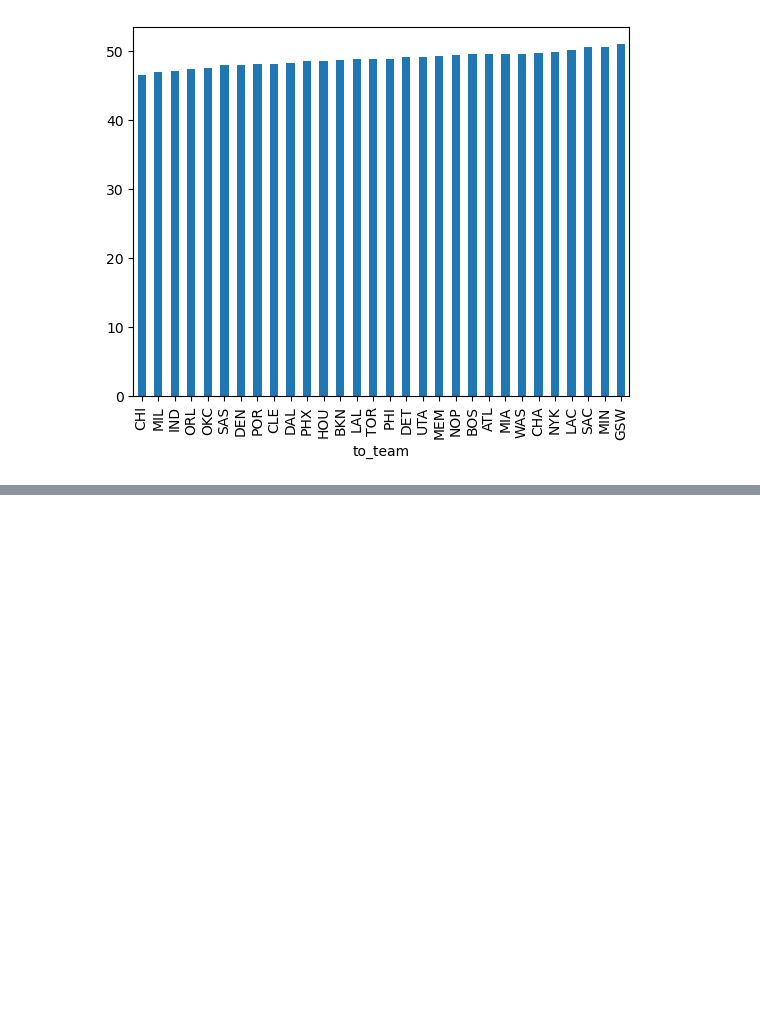
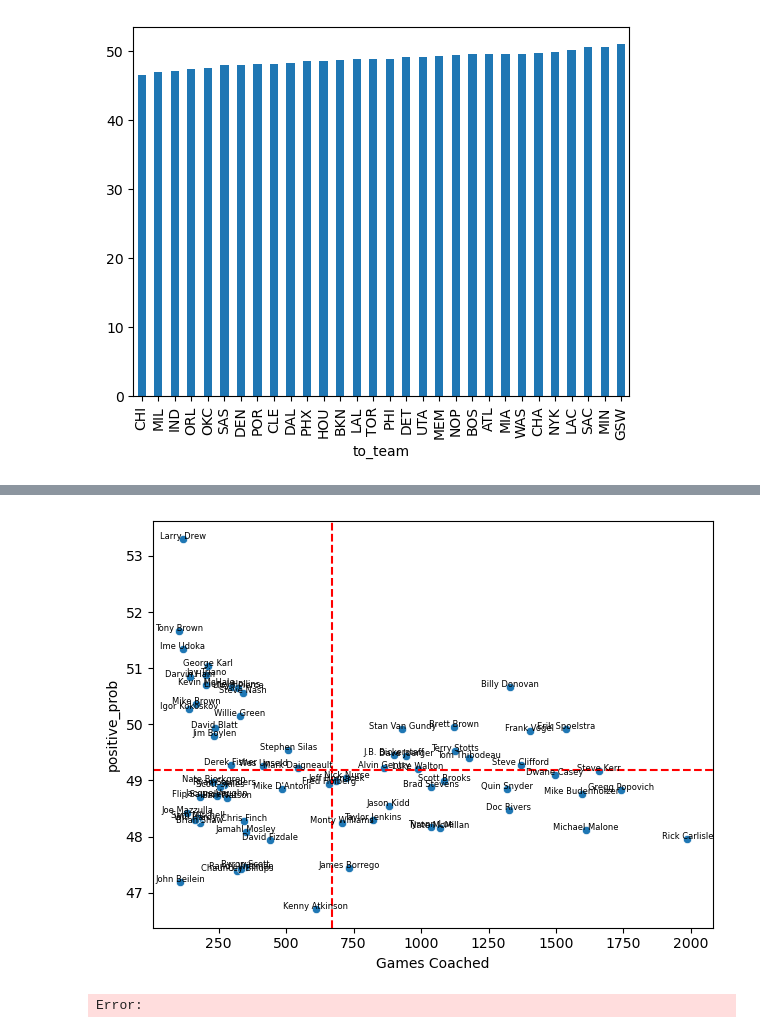
Before and after one commit to isaacvm98/timeout_analysis, a Jupyter notebook: modelling/nba_timeouts_modelling.ipynb, the cells around one changed output, grey strips where cells are left out. Saved outputs shown, nothing was run; the diff lists cells and outputs as text; code cells hidden in the pictures; blank space fills up the shorter version.

```diff
--- a/modelling/nba_timeouts_modelling.ipynb
+++ b/modelling/nba_timeouts_modelling.ipynb
@@ -489,0 +1050,34 @@ summary
+# %%
+pca_components_df = pd.DataFrame(pca_components,columns=['PC1','PC2','PC3'])
+pca_components_df['home_to'] = df_coaches['home_to'].values
+# %%
+cdes, y_grid_flexcode = model.predict(pca_components_df,n_grid=1000)
+# %%
+positive_probs = []
+for i in range(cdes.shape[0]):
+    cde = cdes[i]
+    cde_df = pd.DataFrame([cde, y_grid_flexcode]).T
+    cde_df.columns = ['cde', 'y_grid_flexcode']
+    positive_prob = np.round((cde_df[(cde_df['cde']>0)&(cde_df['y_grid_flexcode']>0)]['cde'].sum()/cde_df['cde'].sum())*100, 2)
+    positive_probs.append(positive_prob)
+# %%
+df_coaches['positive_prob'] = positive_probs
+# %%
+
+# Group by Coach and calculate the mean positive_prob and the size
+grouped = df_coaches.groupby('Coach').agg({'positive_prob': 'mean', 'Coach': 'size'}).rename(columns={'Coach': 'Games Coached'}).reset_index()
+grouped = grouped[grouped['Games Coached']>=100]
+# Create the scatter plot
+sns.scatterplot(x='Games Coached', y='positive_prob', data=grouped)
+# Add the mean lines
+plt.axvline(grouped['Games Coached'].mean(), color='red', linestyle='--')
+plt.axhline(grouped['positive_prob'].mean(), color='red', linestyle='--')
+# Add annotations for each coach
+for i, row in grouped.iterrows():
+    plt.annotate(row['Coach'], (row['Games Coached'], row['positive_prob']), fontsize=6, ha='center')
+
+plt.tight_layout()
+plt.show()
+# %% [output]
+[figure, added]
+Error:
```
Also changed, not shown: parts of 57 cells of this notebook, 15 other files.
